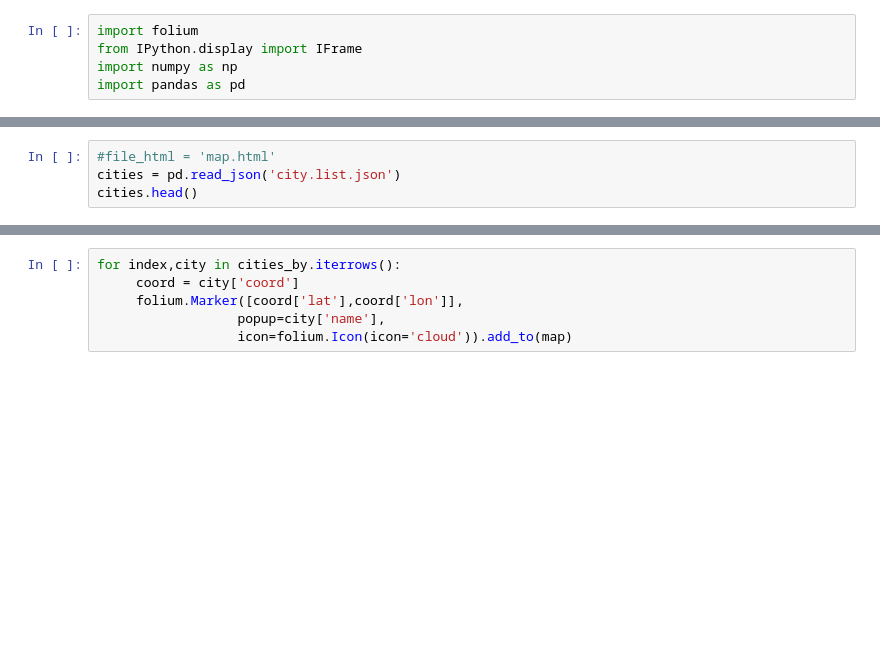
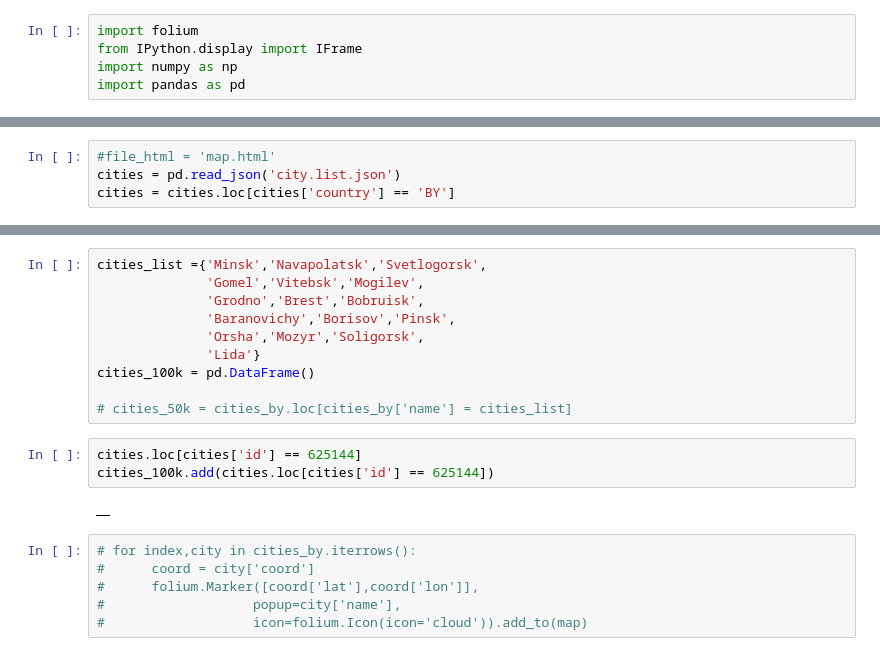
Before and after one commit to Apokalipsis113/Python, a Jupyter notebook: folium/weather_map.ipynb, the cells around one changed output, grey strips where cells are left out. Drawn from its saved outputs; the diff is of its cells as text; blank space fills up the shorter version.

```diff
--- a/folium/weather_map.ipynb
+++ b/folium/weather_map.ipynb
@@ -8,4 +8,4 @@ map = folium.Map(location=[55.538359, 28.644196], zoom_start=50)
 # %%
 #file_html = 'map.html'
 cities = pd.read_json('city.list.json')
-cities.head()
+cities = cities.loc[cities['country'] == 'BY']
@@ -31,8 +14,23 @@ cities_by.shape[0]
 # %% [output]
 543
+# %%
+cities_list ={'Minsk','Navapolatsk','Svetlogorsk',
+              'Gomel','Vitebsk','Mogilev',
+              'Grodno','Brest','Bobruisk',
+              'Baranovichy','Borisov','Pinsk',
+              'Orsha','Mozyr','Soligorsk',
+              'Lida'}
+cities_100k = pd.DataFrame()
+
+# cities_50k = cities_by.loc[cities_by['name'] = cities_list]
+# %%
+cities.loc[cities['id'] == 625144]
+cities_100k.add(cities.loc[cities['id'] == 625144])
+# %% [output]
+|  |
 # %%
-for index,city in cities_by.iterrows():
-     coord = city['coord']
-     folium.Marker([coord['lat'],coord['lon']],
-                  popup=city['name'],
-                  icon=folium.Icon(icon='cloud')).add_to(map)
+# for index,city in cities_by.iterrows():
+#      coord = city['coord']
+#      folium.Marker([coord['lat'],coord['lon']],
+#                   popup=city['name'],
+#                   icon=folium.Icon(icon='cloud')).add_to(map)
```
Also changed, not shown: parts of 6 cells of this notebook, 5 other files.
